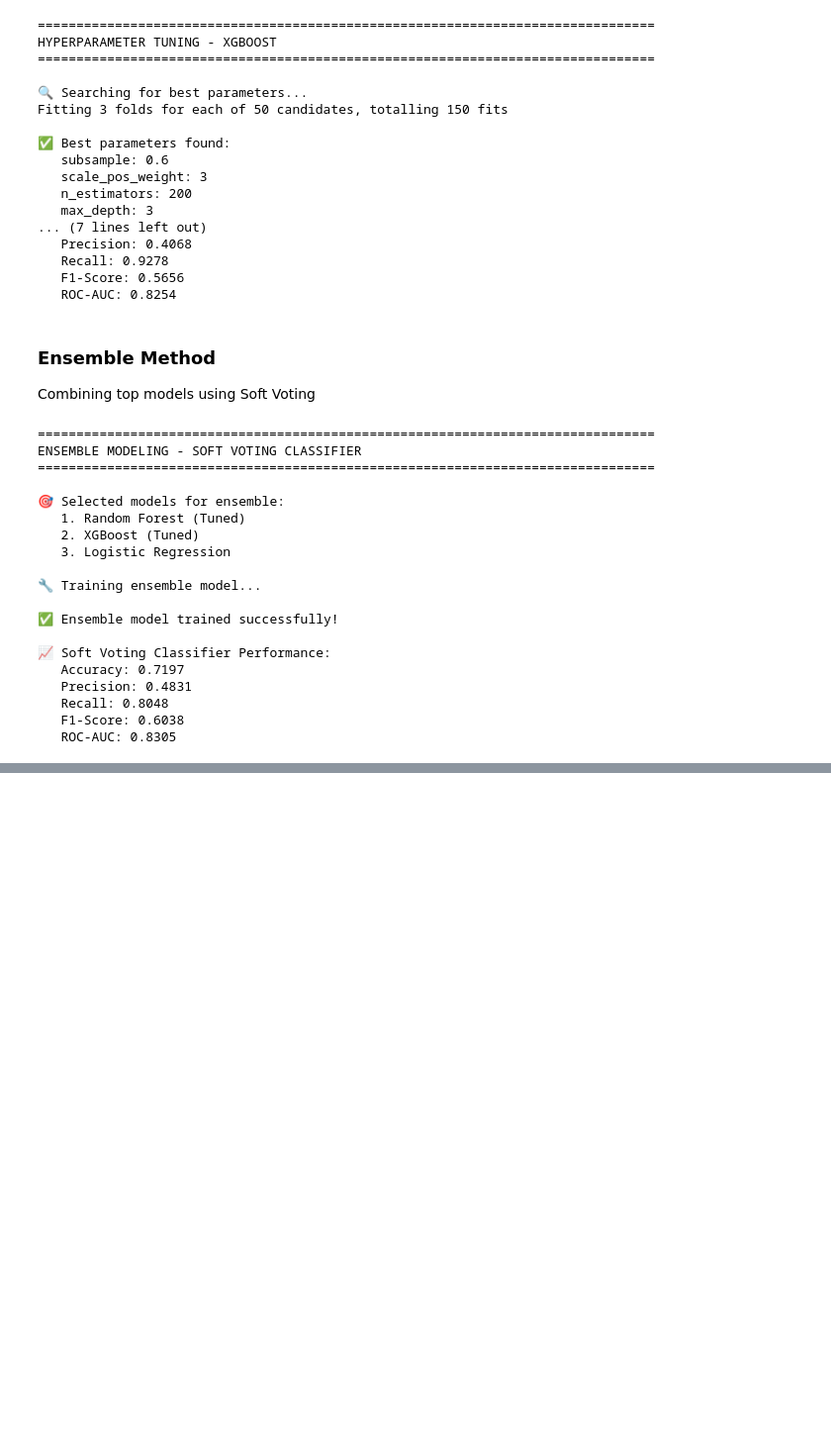
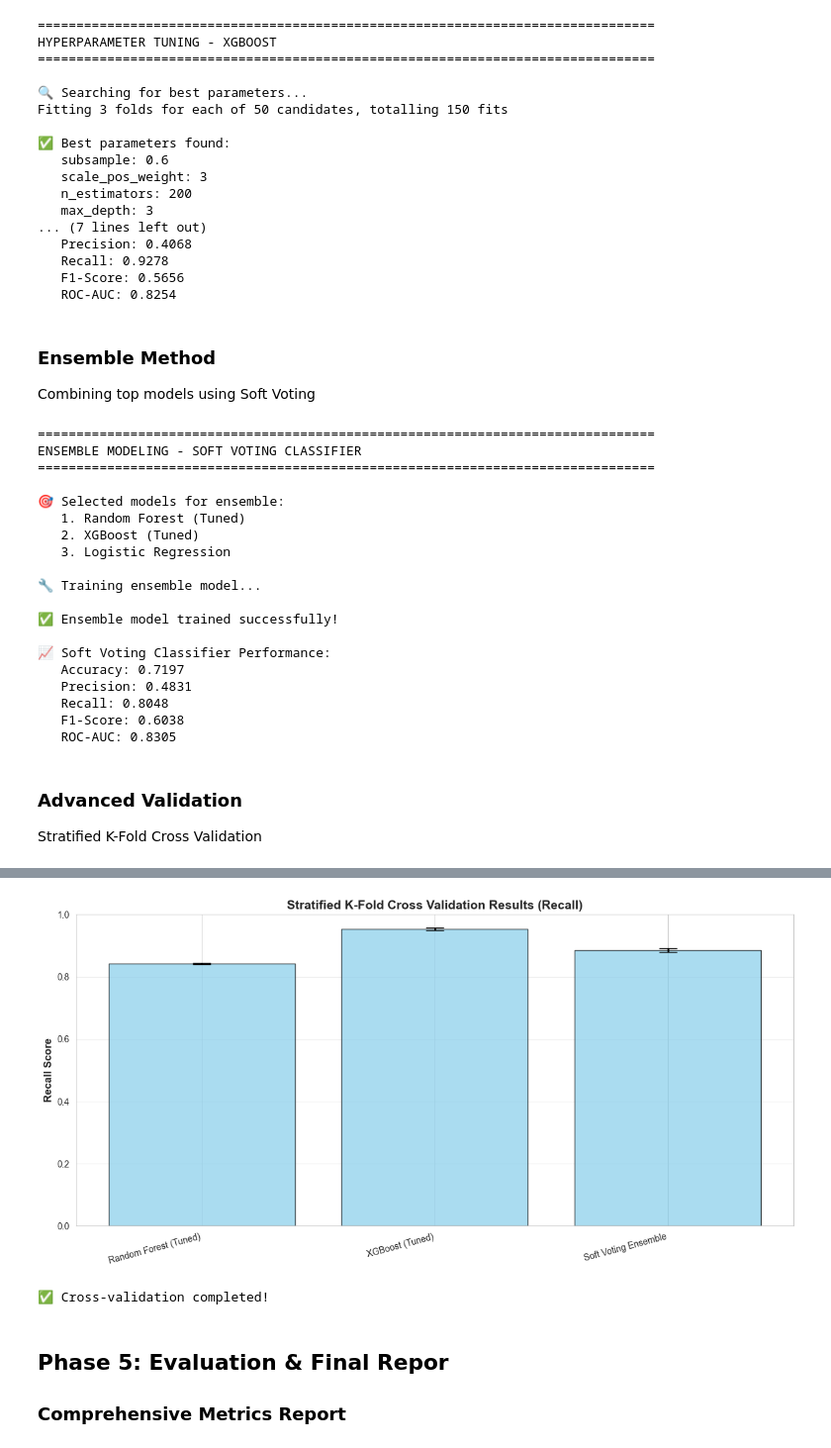
Before and after one commit to mahbodkhaleti/ML_Project, a Jupyter notebook: project.ipynb, the cells around one changed output, grey strips where cells are left out. Shown at 99% size. Drawn from its saved outputs; the diff is of its cells as text; code cells hidden in the pictures; blank space fills up the shorter version.

Commit message:
phase 4 completed

```diff
--- a/project.ipynb
+++ b/project.ipynb
@@ -1363,3 +1363,76 @@ ENSEMBLE MODELING - SOFT VOTING CLASSIFIER
    Recall: 0.8048
    F1-Score: 0.6038
    ROC-AUC: 0.8305
+# %% [markdown]
+### Advanced Validation
+
+Stratified K-Fold Cross Validation
+# %%
+# Stratified K-Fold Cross Validation
+print("="*80)
+print("STRATIFIED K-FOLD CROSS VALIDATION")
+print("="*80)
+
+# Define Stratified K-Fold
+skf = StratifiedKFold(n_splits=5, shuffle=True, random_state=42)
+
+# Select top models for cross-validation
+top_models = {
+    'Random Forest (Tuned)': rf_tuned,
+    'XGBoost (Tuned)': xgb_tuned,
+    'Soft Voting Ensemble': voting_clf
+}
+
+print("\n🔄 Performing 5-Fold Stratified Cross Validation on top models...")
+print("   Metric: Recall (primary focus)\n")
+
+cv_results = {}
+
+for name, model in top_models.items():
+    print(f"Evaluating {name}...")
+
+    # Perform cross-validation on SMOTE data
+    cv_scores = cross_val_score(model, X_train_smote, y_train_smote,
+                                cv=skf, scoring='recall', n_jobs=-1)
+
+    cv_results[name] = {
+        'Mean Recall': cv_scores.mean(),
+        'Std Recall': cv_scores.std(),
+        'All Scores': cv_scores
+    }
+
+    print(f"   Mean Recall: {cv_scores.mean():.4f} (+/- {cv_scores.std():.4f})")
+    print(f"   Fold Scores: {[f'{score:.4f}' for score in cv_scores]}\n")
+
+# Display summary
+print("="*80)
+print("CROSS-VALIDATION SUMMARY")
+print("="*80)
+
+cv_summary = pd.DataFrame({
+    'Model': list(cv_results.keys()),
+    'Mean Recall': [cv_results[m]['Mean Recall'] for m in cv_results.keys()],
+    'Std Recall': [cv_results[m]['Std Recall'] for m in cv_results.keys()]
+}).sort_values(by='Mean Recall', ascending=False)
+
+print("\n📊 Cross-Validation Results (sorted by Mean Recall):")
+print(cv_summary.to_string(index=False))
+
+# Visualize cross-validation results
+plt.figure(figsize=(12, 6))
+x_pos = range(len(cv_results))
+means = [cv_results[m]['Mean Recall'] for m in cv_results.keys()]
+stds = [cv_results[m]['Std Recall'] for m in cv_results.keys()]
+
+plt.bar(x_pos, means, yerr=stds, alpha=0.7, color='skyblue',
+        edgecolor='black', capsize=10, error_kw={'linewidth': 2})
+plt.xticks(x_pos, list(cv_results.keys()), rotation=15, ha='right')
+plt.ylabel('Recall Score', fontsize=12, fontweight='bold')
+plt.title('Stratified K-Fold Cross Validation Results (Recall)', fontsize=14, fontweight='bold')
+plt.ylim(0, 1)
+plt.grid(alpha=0.3, axis='y')
+plt.tight_layout()
+plt.show()
+
+print("\n✅ Cross-validation completed!")
+# %% [output]
@@ -1365,0 +1456,6 @@ ENSEMBLE MODELING - SOFT VOTING CLASSIFIER
+[figure, added]
+✅ Cross-validation completed!
+# %% [markdown]
+## Phase 5: Evaluation & Final Repor
+
+### Comprehensive Metrics Report
```
Also changed, not shown: parts of 2 cells of this notebook, 1 other file.
